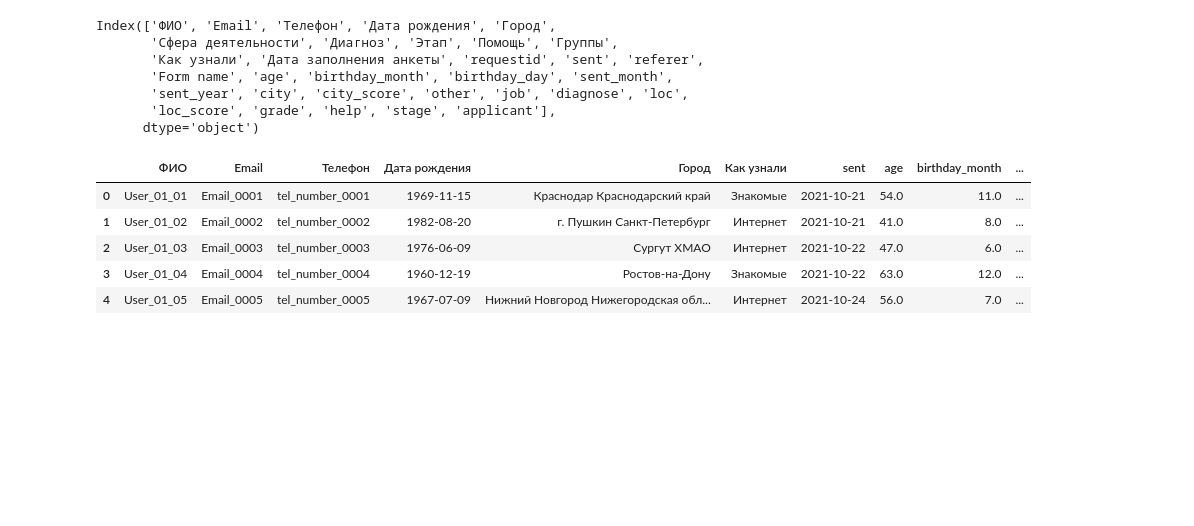
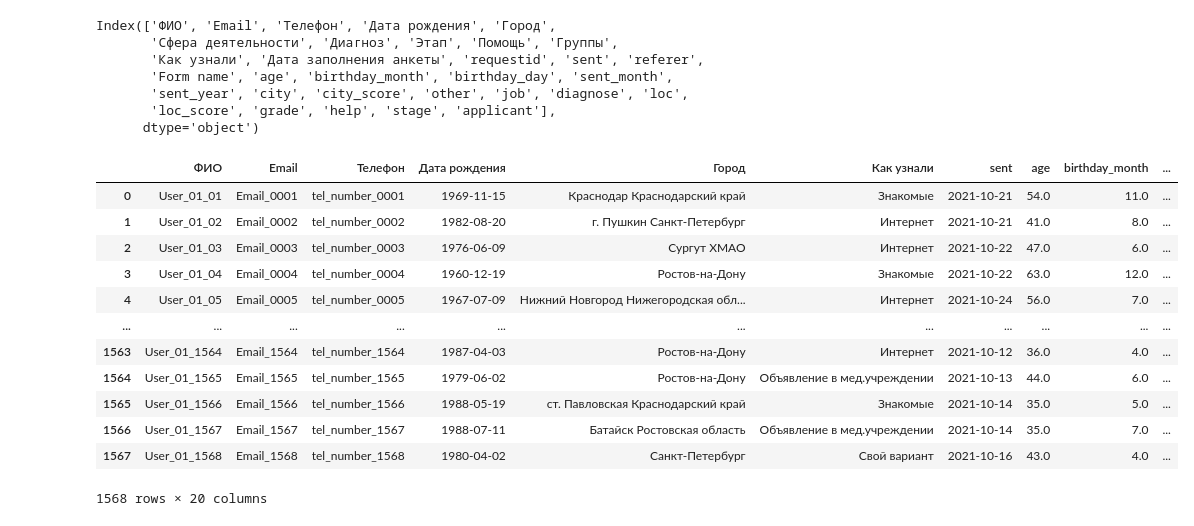
Before and after one commit to AlbinaGimadieva/DA_ANO_Rak_pobedim, a Jupyter notebook: ANO_Rak_pobedim.ipynb, the cells around one changed output. Cells and saved outputs as stored; diff of their text form; code cells hidden in the pictures; blank space fills up the shorter version.

```diff
--- a/ANO_Rak_pobedim.ipynb
+++ b/ANO_Rak_pobedim.ipynb
@@ -357,11 +327,9 @@ df.head()
 # %% [markdown]
 Рассмотрим строки, в которых city_score меньше 90.
 # %%
-# снимем ограничение на количество выводимых строк
-pd.set_option('display.max_rows', None)
-
-# рассмотрим срез таблицы, где совпадение по городам менее 90%
-df[df['city_score'] < 90]
+# рассмотрим срез таблицы, где совпадение по городам менее 90 и без ограничения количества выводимых строк
+with pd.option_context('display.max_rows', None):
+  display(df[df['city_score'] < 90])
 # %% [output]
 |  | ФИО | Email | Телефон | Дата рождения | Город | Сфера деятельности | Диагноз | Этап | Помощь | ... |
 | 70 | User_01_71 | Email_0071 | tel_number_0071 | 1980-10-05 | Антрацит, ЛНР | Педагог | Рак печени, 4 ст, эпителиоидная г... | Химиотерапия, 5 курс | Консультацию по моему диагнощу | ... |
@@ -845,6 +792,3 @@ pattern_4 = re.compile(r'(\d)\s*(?:стадия|ст)\b|\b(?:стадия|ст)\
 # Извлекаем цифры из каждой строки столбца
 df['grade'] = df['diagnose'].apply(lambda x: re.sub(pattern_3, replace_roman, x))\
 .apply(lambda x: re.search(pattern_4, x).group(1) or re.search(pattern_4, x).group(2) or re.search(pattern_4, x).group(3) or re.search(pattern_4, x).group(5) if re.search(pattern_4, x) else 'Не указана')
-# %%
-pd.set_option('max_colwidth', 120)
-df[['ФИО','Диагноз', 'grade']]
@@ -1093,14 +1040,21 @@ Index(['ФИО', 'Email', 'Телефон', 'Дата рождения', 'Гор
 # удалим лишние колонки - они не понадобятся нам для построения дашборда
 df = df.drop(columns=['Сфера деятельности', 'Диагноз', 'Этап', 'Помощь', 'Группы', 'Дата заполнения анкеты', 'requestid', 'referer', 'Form name', 'city_score', 'loc_score', 'other'])
 # %%
-df.head()
+df
 # %% [output]
 |  | ФИО | Email | Телефон | Дата рождения | Город | Как узнали | sent | age | birthday_month | ... |
 | 0 | User_01_01 | Email_0001 | tel_number_0001 | 1969-11-15 | Краснодар Краснодарский край | Знакомые | 2021-10-21 | 54.0 | 11.0 | ... |
 | 1 | User_01_02 | Email_0002 | tel_number_0002 | 1982-08-20 | г. Пушкин Санкт-Петербург | Интернет | 2021-10-21 | 41.0 | 8.0 | ... |
 | 2 | User_01_03 | Email_0003 | tel_number_0003 | 1976-06-09 | Сургут ХМАО | Интернет | 2021-10-22 | 47.0 | 6.0 | ... |
 | 3 | User_01_04 | Email_0004 | tel_number_0004 | 1960-12-19 | Ростов-на-Дону | Знакомые | 2021-10-22 | 63.0 | 12.0 | ... |
 | 4 | User_01_05 | Email_0005 | tel_number_0005 | 1967-07-09 | Нижний Новгород Нижегородская обл... | Интернет | 2021-10-24 | 56.0 | 7.0 | ... |
+| ... | ... | ... | ... | ... | ... | ... | ... | ... | ... | ... |
+| 1563 | User_01_1564 | Email_1564 | tel_number_1564 | 1987-04-03 | Ростов-на-Дону | Интернет | 2021-10-12 | 36.0 | 4.0 | ... |
+| 1564 | User_01_1565 | Email_1565 | tel_number_1565 | 1979-06-02 | Ростов-на-Дону | Объявление в мед.учреждении | 2021-10-13 | 44.0 | 6.0 | ... |
+| 1565 | User_01_1566 | Email_1566 | tel_number_1566 | 1988-05-19 | ст. Павловская Краснодарский край | Знакомые | 2021-10-14 | 35.0 | 5.0 | ... |
+| 1566 | User_01_1567 | Email_1567 | tel_number_1567 | 1988-07-11 | Батайск Ростовская область | Объявление в мед.учреждении | 2021-10-14 | 35.0 | 7.0 | ... |
+| 1567 | User_01_1568 | Email_1568 | tel_number_1568 | 1980-04-02 | Санкт-Петербург | Свой вариант | 2021-10-16 | 43.0 | 4.0 | ... |
+1568 rows × 20 columns
 # %%
 # запишем датафрейм в csv файл
 df.to_csv('Rak_pobedim.csv', index=False)
```
Also changed, not shown: parts of 8 cells of this notebook.
